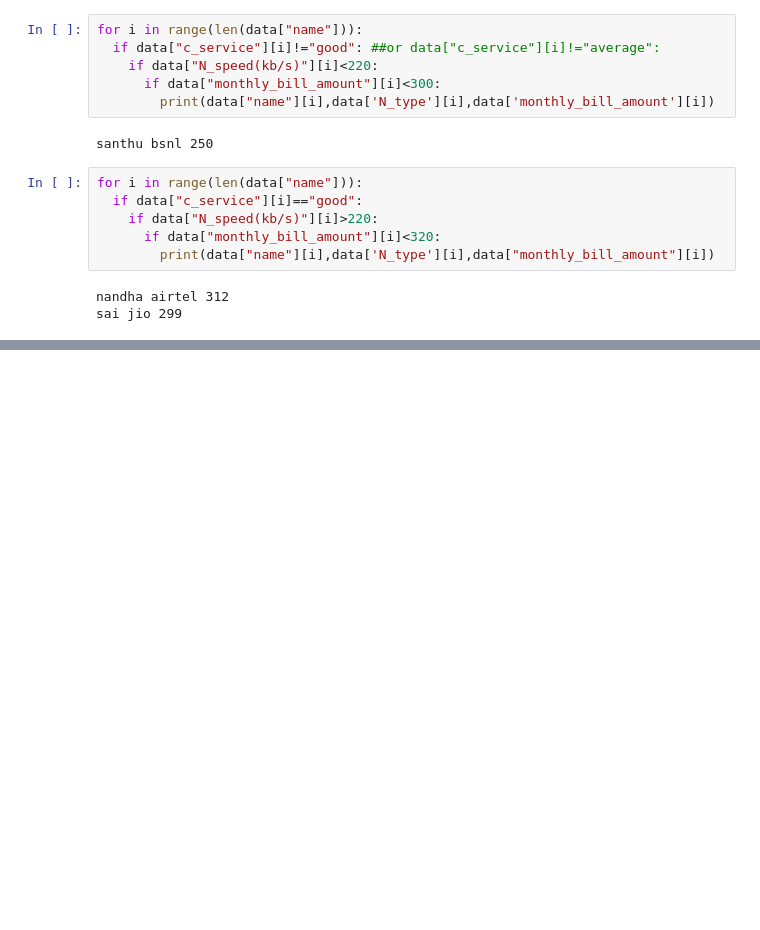
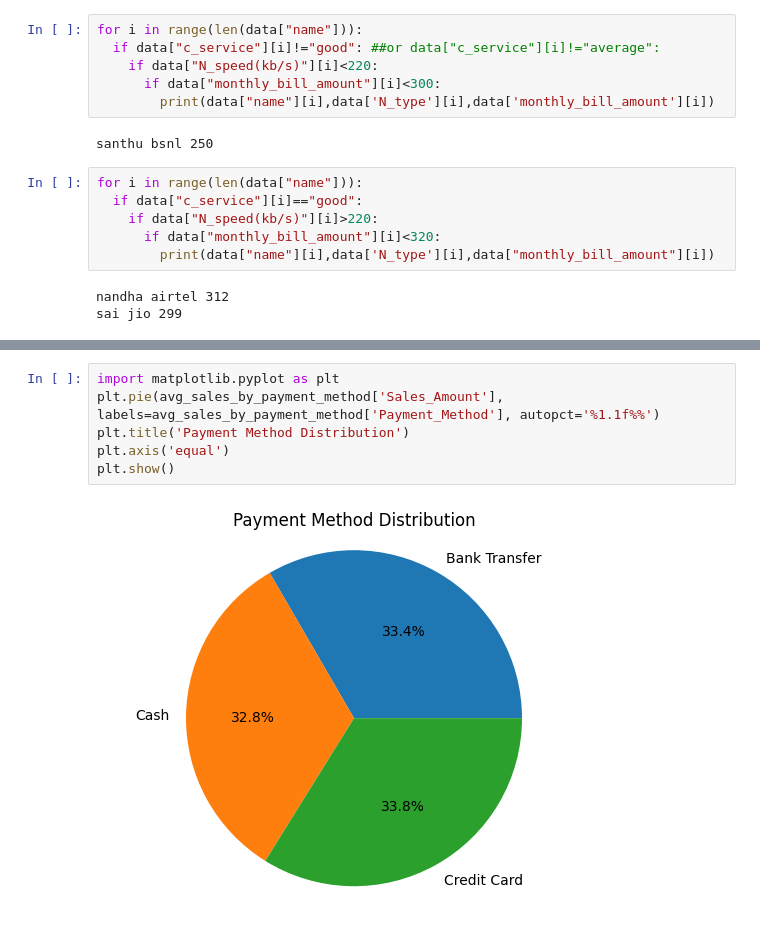
Before and after one commit to Udaythecoder/ethnotech, a Jupyter notebook: day_4.ipynb, the cells around one changed output, grey strips where cells are left out. Cells and saved outputs as stored; diff of their text form; blank space fills up the shorter version.

```diff
--- a/day_4.ipynb
+++ b/day_4.ipynb
@@ -110,0 +159,8 @@ sai jio 299
+# %%
+import matplotlib.pyplot as plt
+plt.pie(avg_sales_by_payment_method['Sales_Amount'], labels=avg_sales_by_payment_method['Payment_Method'], autopct='%1.1f%%')
+plt.title('Payment Method Distribution')
+plt.axis('equal')
+plt.show()
+# %% [output]
+[figure, added]
```
Also changed, not shown: parts of 11 cells of this notebook.
